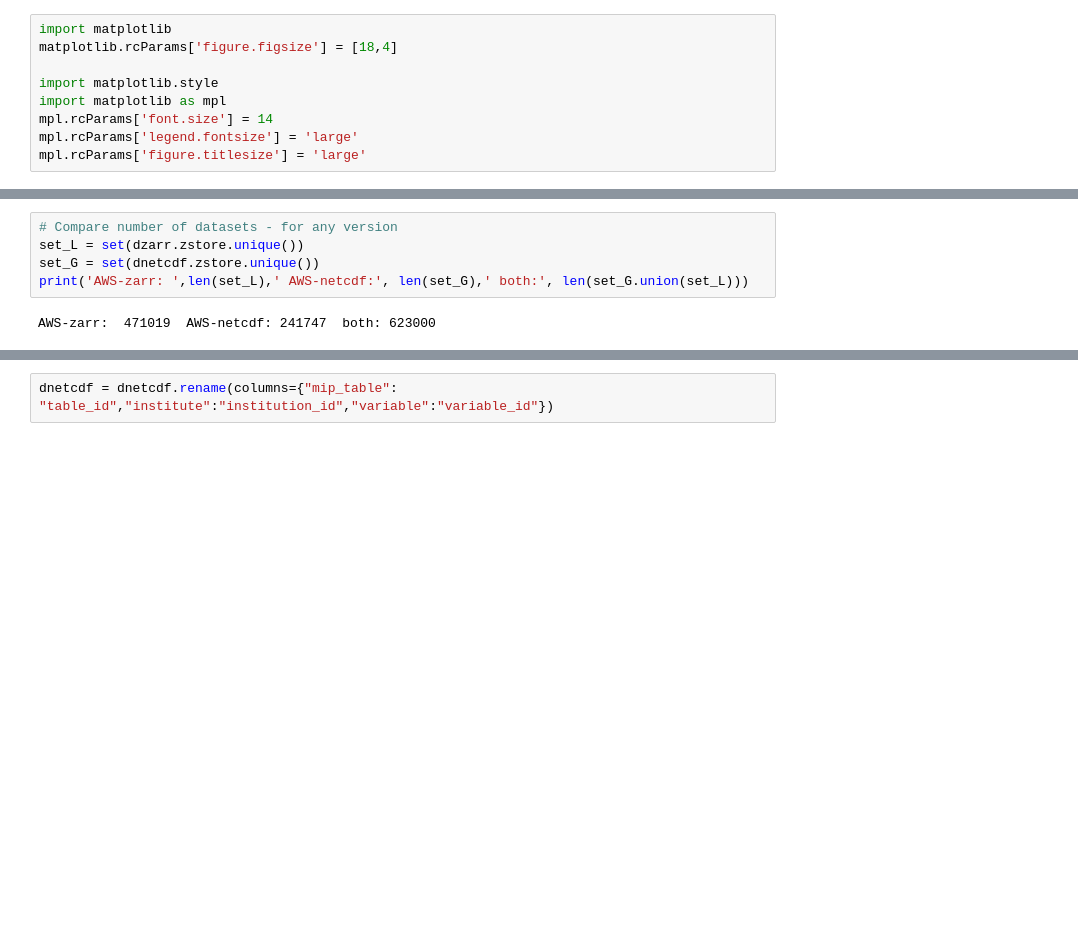
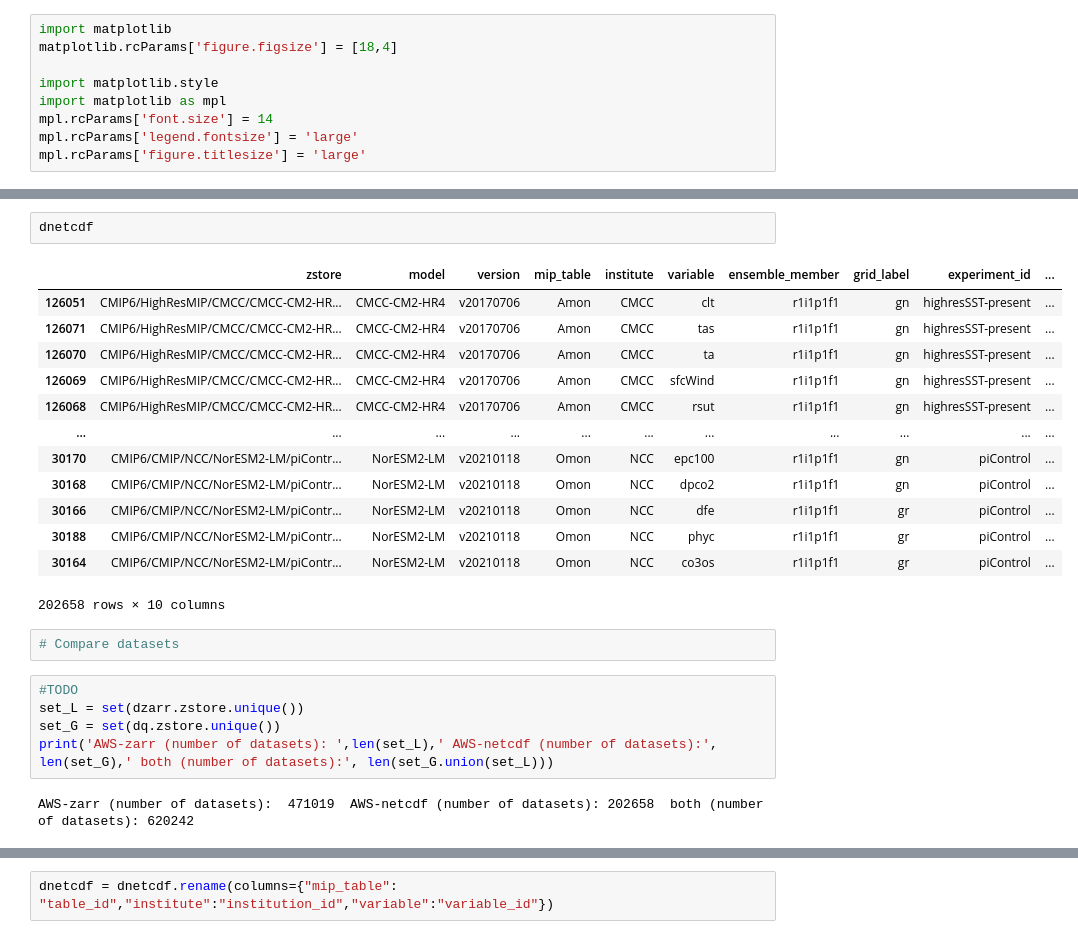
Before and after one commit to aradhakrishnanGFDL/gfdl-aws-analysis, a Jupyter notebook: examples/a1r-CompareAWS-NCvsZarr.ipynb, the cells around one changed output, grey strips where cells are left out. Saved outputs shown, nothing was run; the diff lists cells and outputs as text; blank space fills up the shorter version.

```diff
--- a/examples/a1r-CompareAWS-NCvsZarr.ipynb
+++ b/examples/a1r-CompareAWS-NCvsZarr.ipynb
@@ -43,7 +137,25 @@ dnetcdf = dnetcdf.sort_values(by=['version']).drop_duplicates(subset =["zstore"]
+# %%
+dnetcdf
+# %% [output]
+|  | zstore | model | version | mip_table | institute | variable | ensemble_member | grid_label | experiment_id | ... |
+| 126051 | CMIP6/HighResMIP/CMCC/CMCC-CM2-HR... | CMCC-CM2-HR4 | v20170706 | Amon | CMCC | clt | r1i1p1f1 | gn | highresSST-present | ... |
+| 126071 | CMIP6/HighResMIP/CMCC/CMCC-CM2-HR... | CMCC-CM2-HR4 | v20170706 | Amon | CMCC | tas | r1i1p1f1 | gn | highresSST-present | ... |
+| 126070 | CMIP6/HighResMIP/CMCC/CMCC-CM2-HR... | CMCC-CM2-HR4 | v20170706 | Amon | CMCC | ta | r1i1p1f1 | gn | highresSST-present | ... |
+| 126069 | CMIP6/HighResMIP/CMCC/CMCC-CM2-HR... | CMCC-CM2-HR4 | v20170706 | Amon | CMCC | sfcWind | r1i1p1f1 | gn | highresSST-present | ... |
+| 126068 | CMIP6/HighResMIP/CMCC/CMCC-CM2-HR... | CMCC-CM2-HR4 | v20170706 | Amon | CMCC | rsut | r1i1p1f1 | gn | highresSST-present | ... |
+| ... | ... | ... | ... | ... | ... | ... | ... | ... | ... | ... |
+| 30170 | CMIP6/CMIP/NCC/NorESM2-LM/piContr... | NorESM2-LM | v20210118 | Omon | NCC | epc100 | r1i1p1f1 | gn | piControl | ... |
+| 30168 | CMIP6/CMIP/NCC/NorESM2-LM/piContr... | NorESM2-LM | v20210118 | Omon | NCC | dpco2 | r1i1p1f1 | gn | piControl | ... |
+| 30166 | CMIP6/CMIP/NCC/NorESM2-LM/piContr... | NorESM2-LM | v20210118 | Omon | NCC | dfe | r1i1p1f1 | gr | piControl | ... |
+| 30188 | CMIP6/CMIP/NCC/NorESM2-LM/piContr... | NorESM2-LM | v20210118 | Omon | NCC | phyc | r1i1p1f1 | gr | piControl | ... |
+| 30164 | CMIP6/CMIP/NCC/NorESM2-LM/piContr... | NorESM2-LM | v20210118 | Omon | NCC | co3os | r1i1p1f1 | gr | piControl | ... |
+202658 rows × 10 columns
+# %%
+# Compare datasets
 # %%
-# Compare number of datasets - for any version
+#TODO
 set_L = set(dzarr.zstore.unique())
-set_G = set(dnetcdf.zstore.unique())
-print('AWS-zarr: ',len(set_L),' AWS-netcdf:', len(set_G),' both:', len(set_G.union(set_L)))
+set_G = set(dq.zstore.unique())
+print('AWS-zarr (number of datasets): ',len(set_L),' AWS-netcdf (number of datasets):', len(set_G),' both (number of datasets):', len(set_G.union(set_L)))
 # %% [output]
-AWS-zarr:  471019  AWS-netcdf: 241747  both: 623000
+AWS-zarr (number of datasets):  471019  AWS-netcdf (number of datasets): 202658  both (number of datasets): 620242
```
Also changed, not shown: parts of 25 cells of this notebook.
